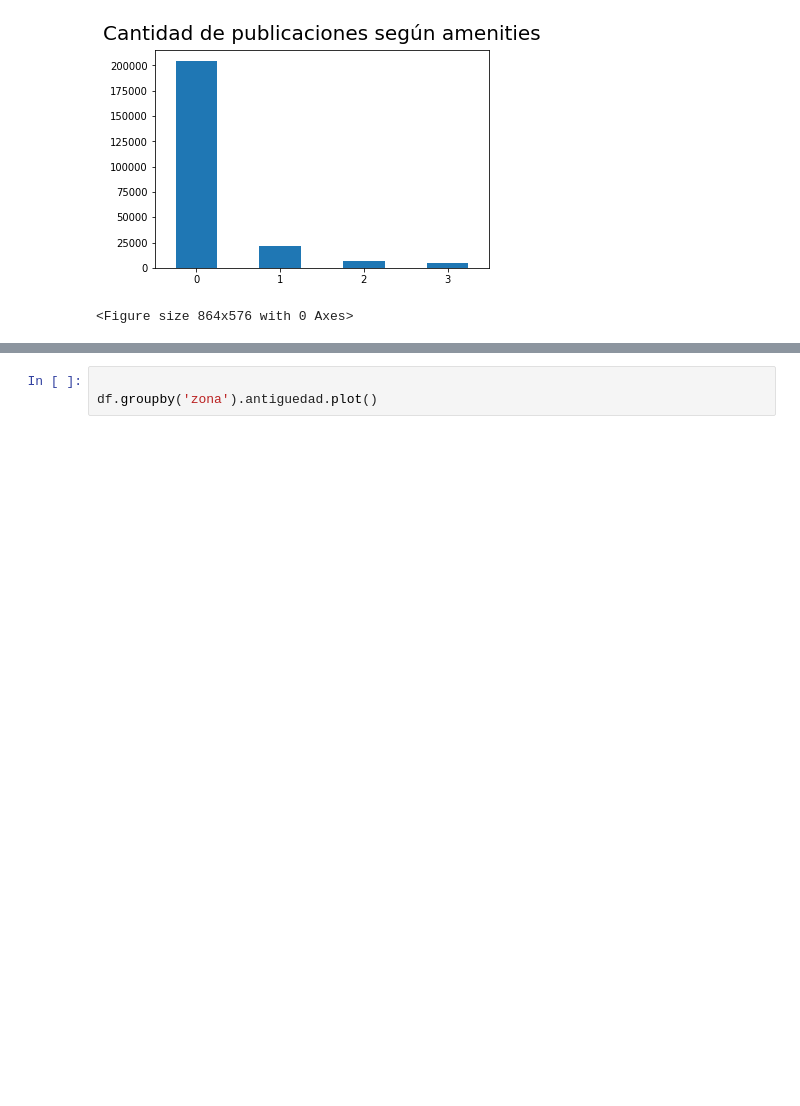
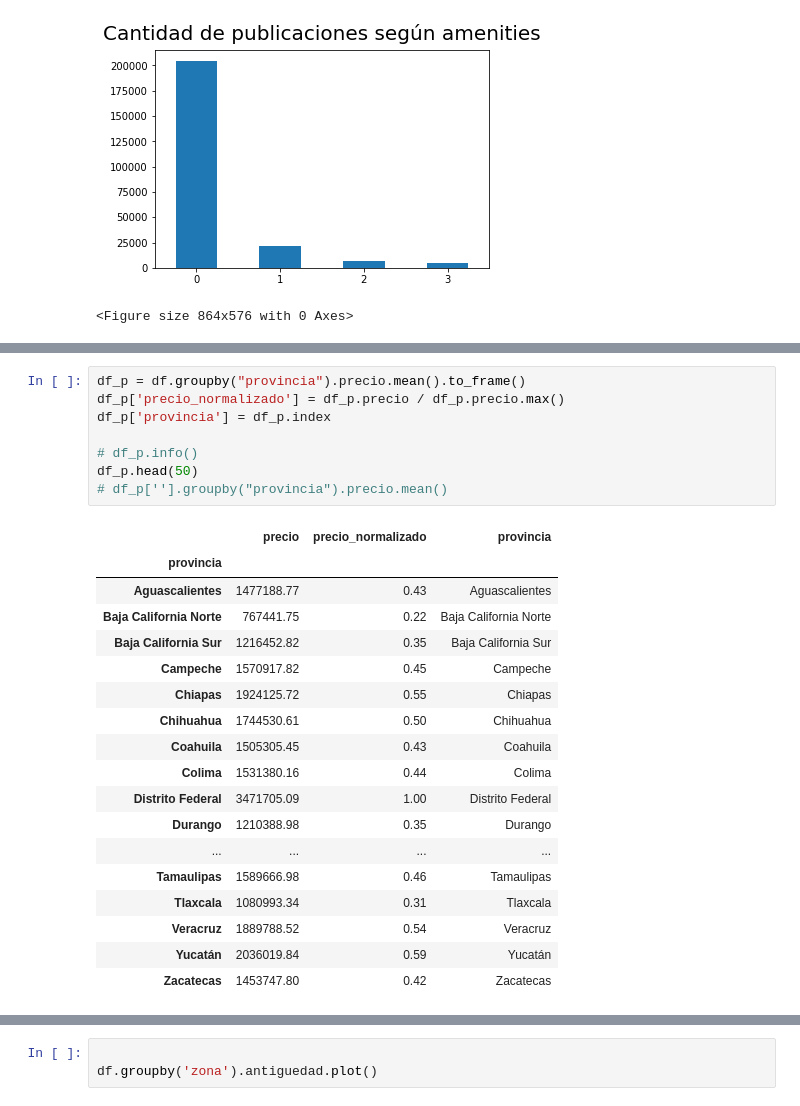
Before and after one commit to blukitas/groupby-banco-, a Jupyter notebook: Tp1/tp1Bertolini.ipynb, the cells around one changed output, grey strips where cells are left out. Saved outputs shown, nothing was run; the diff lists cells and outputs as text; blank space fills up the shorter version.

```diff
--- a/Tp1/tp1Bertolini.ipynb
+++ b/Tp1/tp1Bertolini.ipynb
@@ -273,0 +176,27 @@ TypeError: expected string or bytes-like object
+# %%
+df_p = df.groupby("provincia").precio.mean().to_frame()
+df_p['precio_normalizado'] = df_p.precio / df_p.precio.max()
+df_p['provincia'] = df_p.index
+
+# df_p.info()
+df_p.head(50)
+# df_p[''].groupby("provincia").precio.mean()
+# %% [output]
+|  | precio | precio_normalizado | provincia |
+| provincia |  |  |  |
+| Aguascalientes | 1477188.77 | 0.43 | Aguascalientes |
+| Baja California Norte | 767441.75 | 0.22 | Baja California Norte |
+| Baja California Sur | 1216452.82 | 0.35 | Baja California Sur |
+| Campeche | 1570917.82 | 0.45 | Campeche |
+| Chiapas | 1924125.72 | 0.55 | Chiapas |
+| Chihuahua | 1744530.61 | 0.50 | Chihuahua |
+| Coahuila | 1505305.45 | 0.43 | Coahuila |
+| Colima | 1531380.16 | 0.44 | Colima |
+| Distrito Federal | 3471705.09 | 1.00 | Distrito Federal |
+| Durango | 1210388.98 | 0.35 | Durango |
+| ... | ... | ... | ... |
+| Tamaulipas | 1589666.98 | 0.46 | Tamaulipas |
+| Tlaxcala | 1080993.34 | 0.31 | Tlaxcala |
+| Veracruz | 1889788.52 | 0.54 | Veracruz |
+| Yucatán | 2036019.84 | 0.59 | Yucatán |
+| Zacatecas | 1453747.80 | 0.42 | Zacatecas |
```
Also changed, not shown: parts of 5 cells of this notebook.
